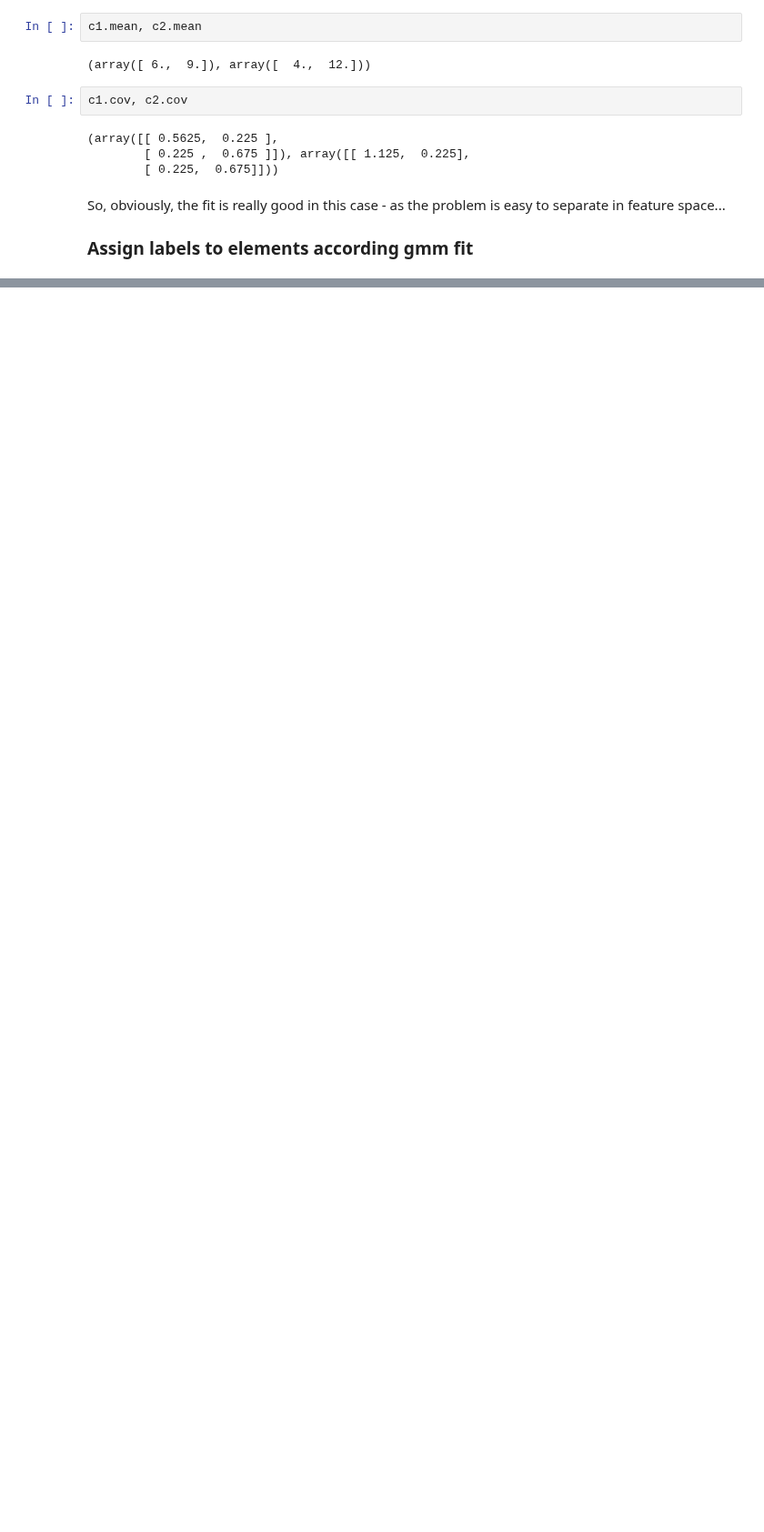
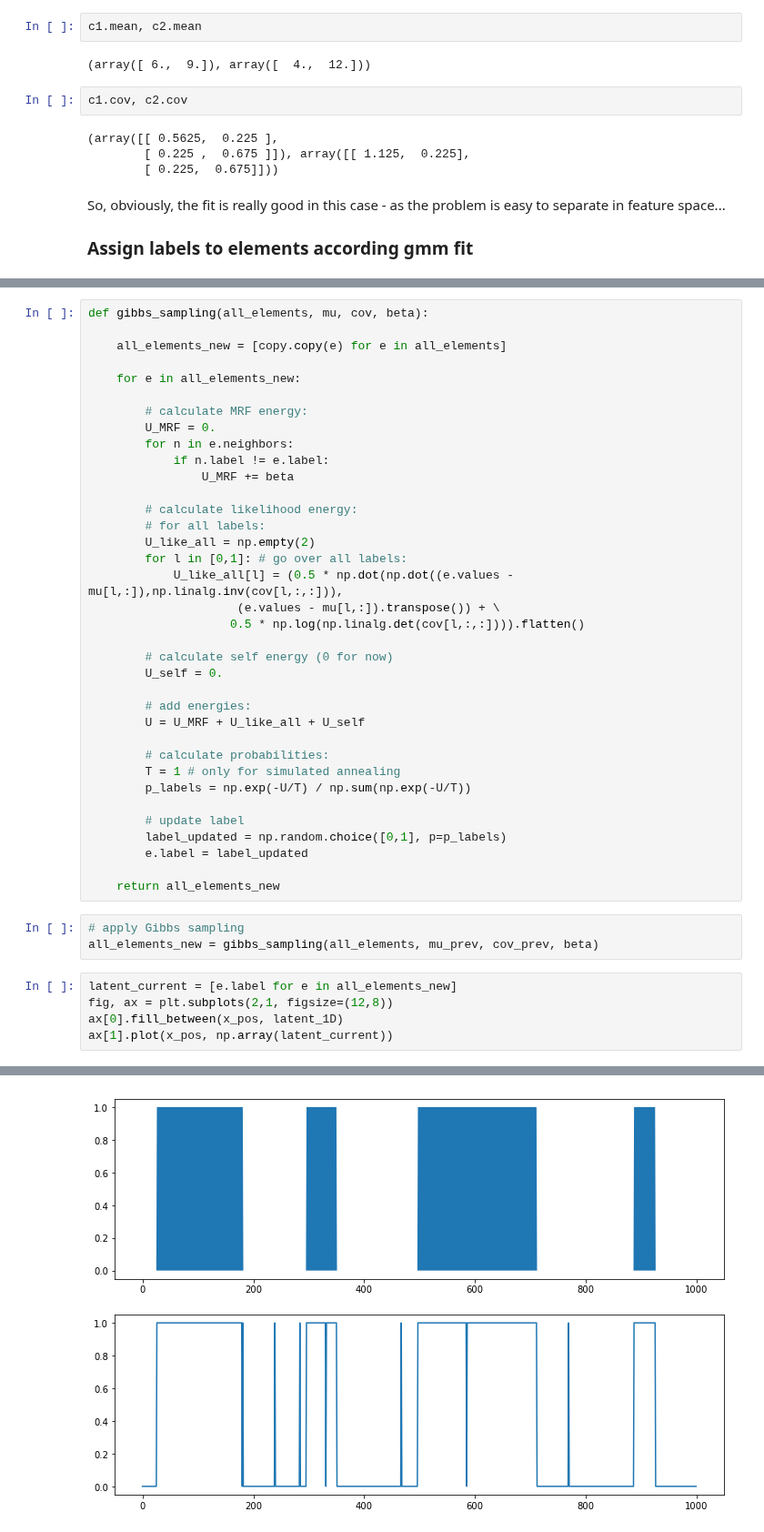
Before and after one commit to cgre-aachen/bayseg, a Jupyter notebook: notebooks/simple_1D.ipynb, the cells around one changed output, grey strips where cells are left out. Shown at 91% size. Drawn from its saved outputs; the diff is of its cells as text; blank space fills up the shorter version.

```diff
--- a/notebooks/simple_1D.ipynb
+++ b/notebooks/simple_1D.ipynb
@@ -255,0 +474,45 @@ array([0])
+# %%
+def gibbs_sampling(all_elements, mu, cov, beta):
+
+    all_elements_new = [copy.copy(e) for e in all_elements]
+
+    for e in all_elements_new:
+
+        # calculate MRF energy:
+        U_MRF = 0.
+        for n in e.neighbors:
+            if n.label != e.label:
+                U_MRF += beta
+
+        # calculate likelihood energy:
+        # for all labels:
+        U_like_all = np.empty(2)
+        for l in [0,1]: # go over all labels:
+            U_like_all[l] = (0.5 * np.dot(np.dot((e.values - mu[l,:]),np.linalg.inv(cov[l,:,:])),
+                     (e.values - mu[l,:]).transpose()) + \
+                    0.5 * np.log(np.linalg.det(cov[l,:,:]))).flatten()
+
+        # calculate self energy (0 for now)
+        U_self = 0.
+
+        # add energies:
+        U = U_MRF + U_like_all + U_self
+
+        # calculate probabilities:
+        T = 1 # only for simulated annealing
+        p_labels = np.exp(-U/T) / np.sum(np.exp(-U/T))
+
+        # update label
+        label_updated = np.random.choice([0,1], p=p_labels)
+        e.label = label_updated
+
+    return all_elements_new
+# %%
+# apply Gibbs sampling
+all_elements_new = gibbs_sampling(all_elements, mu_prev, cov_prev, beta)
+# %%
+latent_current = [e.label for e in all_elements_new]
+fig, ax = plt.subplots(2,1, figsize=(12,8))
+ax[0].fill_between(x_pos, latent_1D)
+ax[1].plot(x_pos, np.array(latent_current))
+# %% [output]
@@ -255,0 +520 @@ array([0])
+[figure, added]
```
Also changed, not shown: parts of 118 cells of this notebook.
